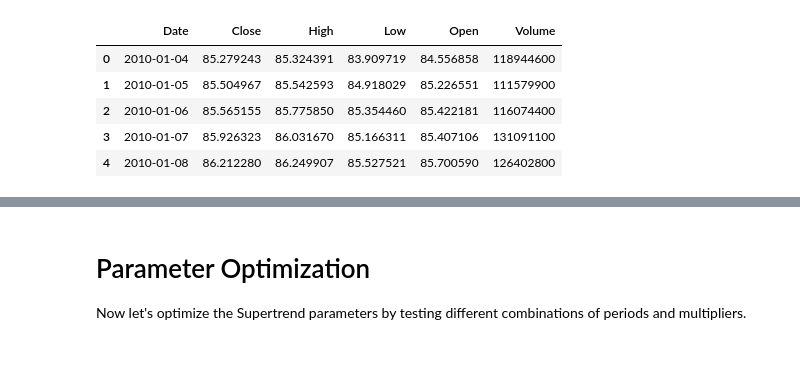
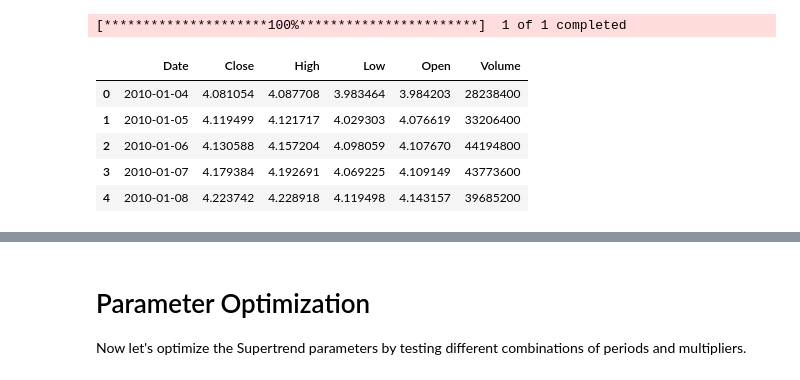
Before and after one commit to HunanDragon/Python_Stock_Trading_by_AI_2025, a Jupyter notebook: ATR_trailing_stop_Backtesting.ipynb, the cells around one changed output, grey strips where cells are left out. Cells and saved outputs as stored; diff of their text form; code cells hidden in the pictures.

```diff
--- a/ATR_trailing_stop_Backtesting.ipynb
+++ b/ATR_trailing_stop_Backtesting.ipynb
@@ -14,21 +14,22 @@ nest_asyncio.apply()
 import matplotlib.pyplot as plt
 import seaborn as sns
 # %%
-# import yfinance as yf
-# df = yf.download('SPY', start='2010-01-01', multi_level_index=False)
-# df.reset_index(inplace=True)
-# df.to_csv('SPY.csv', index=False)
-df = pd.read_csv('SPY.csv')
+import yfinance as yf
+df = yf.download('SPXL', start='2010-01-01', multi_level_index=False)
+df.reset_index(inplace=True)
+df.to_csv('SPXL.csv', index=False)
+df = pd.read_csv('SPXL.csv')
 rawdf = df.copy()
 df['Date'] = pd.to_datetime(df['Date'])
 df.head()
 # %% [output]
+[*********************100%***********************]  1 of 1 completed
 |  | Date | Close | High | Low | Open | Volume |
-| 0 | 2010-01-04 | 85.279243 | 85.324391 | 83.909719 | 84.556858 | 118944600 |
-| 1 | 2010-01-05 | 85.504967 | 85.542593 | 84.918029 | 85.226551 | 111579900 |
-| 2 | 2010-01-06 | 85.565155 | 85.775850 | 85.354460 | 85.422181 | 116074400 |
-| 3 | 2010-01-07 | 85.926323 | 86.031670 | 85.166311 | 85.407106 | 131091100 |
-| 4 | 2010-01-08 | 86.212280 | 86.249907 | 85.527521 | 85.700590 | 126402800 |
+| 0 | 2010-01-04 | 4.081054 | 4.087708 | 3.983464 | 3.984203 | 28238400 |
+| 1 | 2010-01-05 | 4.119499 | 4.121717 | 4.029303 | 4.076619 | 33206400 |
+| 2 | 2010-01-06 | 4.130588 | 4.157204 | 4.098059 | 4.107670 | 44194800 |
+| 3 | 2010-01-07 | 4.179384 | 4.192691 | 4.069225 | 4.109149 | 43773600 |
+| 4 | 2010-01-08 | 4.223742 | 4.228918 | 4.119498 | 4.143157 | 39685200 |
 # %%
 quotes = [
     Quote(d, o, h, l, c, v)
```
Also changed, not shown: parts of 3 cells of this notebook, 12 other files.
